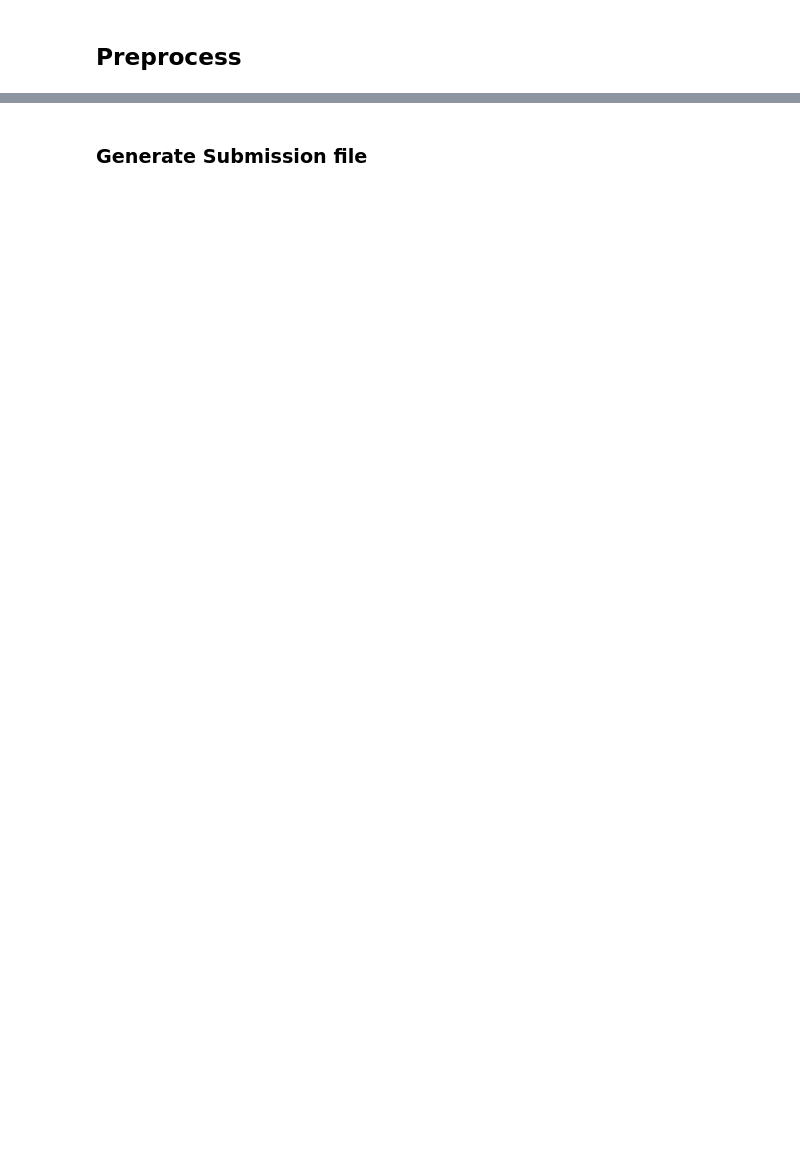
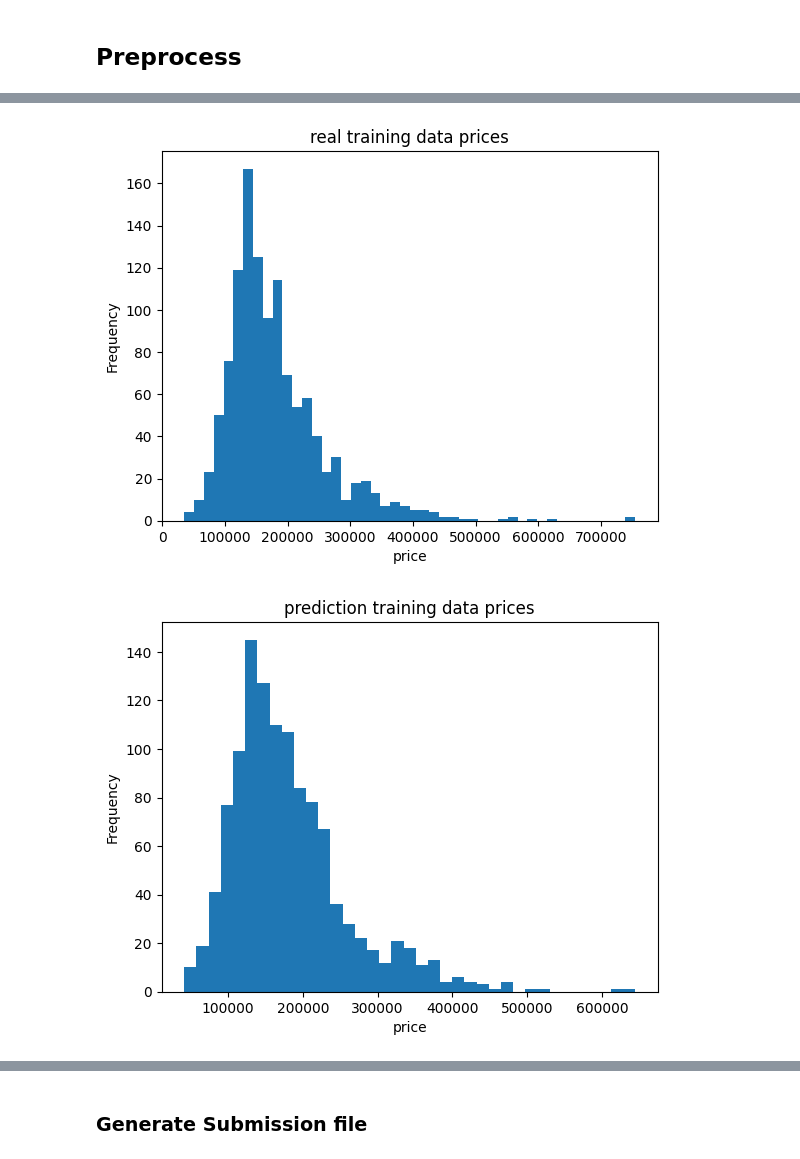
Before and after one commit to nmach22/house-prices-ml, a Jupyter notebook: house-prices.ipynb, the cells around one changed output, grey strips where cells are left out. Saved outputs shown, nothing was run; the diff lists cells and outputs as text; code cells hidden in the pictures; blank space fills up the shorter version.

```diff
--- a/house-prices.ipynb
+++ b/house-prices.ipynb
@@ -357,0 +445,17 @@ array([-6.59372680e+12, -7.49572182e+12,  1.07421875e-02, -7.37304688e-02,
+# %%
+import matplotlib.pyplot as plt
+
+def draw_histogram_auto_bins(data, title="Histogram", xlabel="price", ylabel="Frequency", bin_method='auto'):
+    plt.hist(data, bins=bin_method)
+    plt.title(title)
+    plt.xlabel(xlabel)
+    plt.ylabel(ylabel)
+    plt.show()
+
+draw_histogram_auto_bins(y_train, title='real training data prices')
+draw_histogram_auto_bins(preds_train, title='prediction training data prices')
+draw_histogram_auto_bins(preds_validation, title='prediction validation data prices')
+draw_histogram_auto_bins(preds_test, title='prediction test data prices')
+# %% [output]
+[figure, added]
+[figure, added]
```
Also changed, not shown: parts of 56 cells of this notebook.
